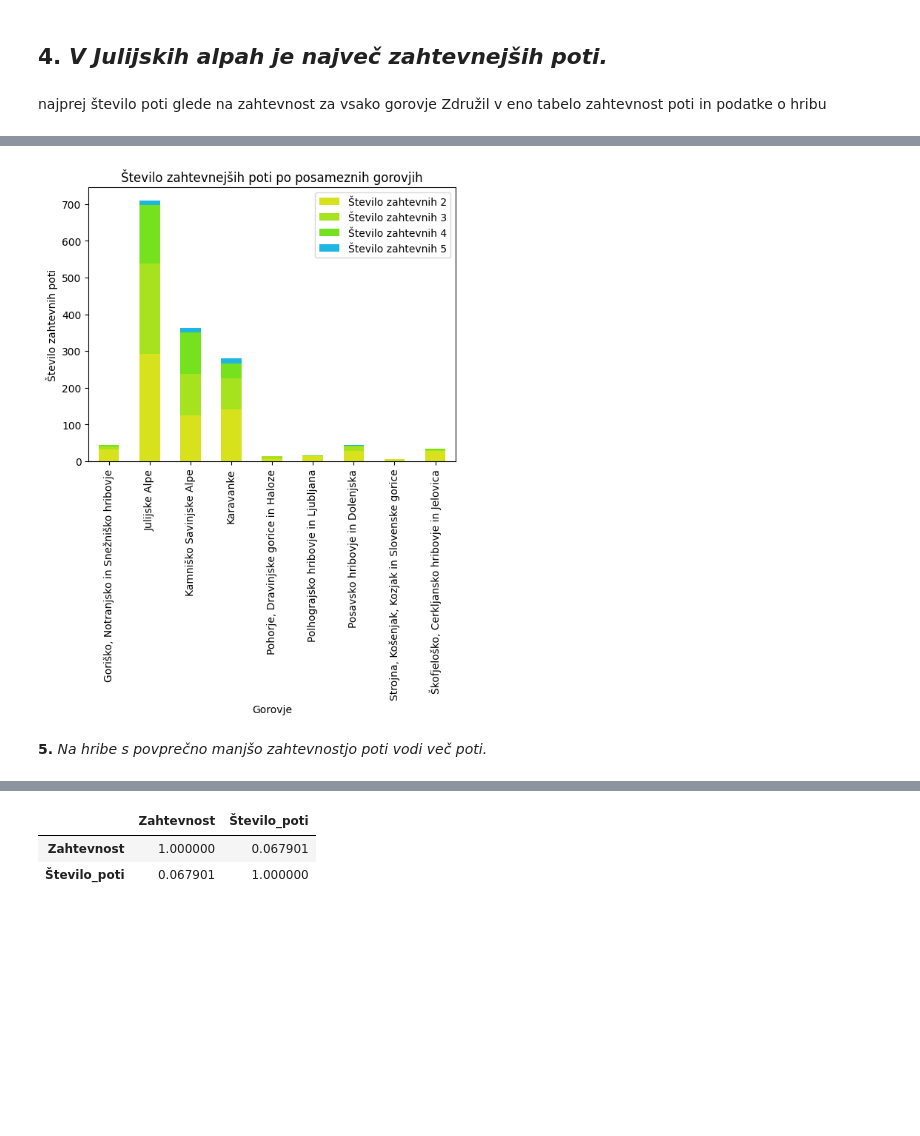
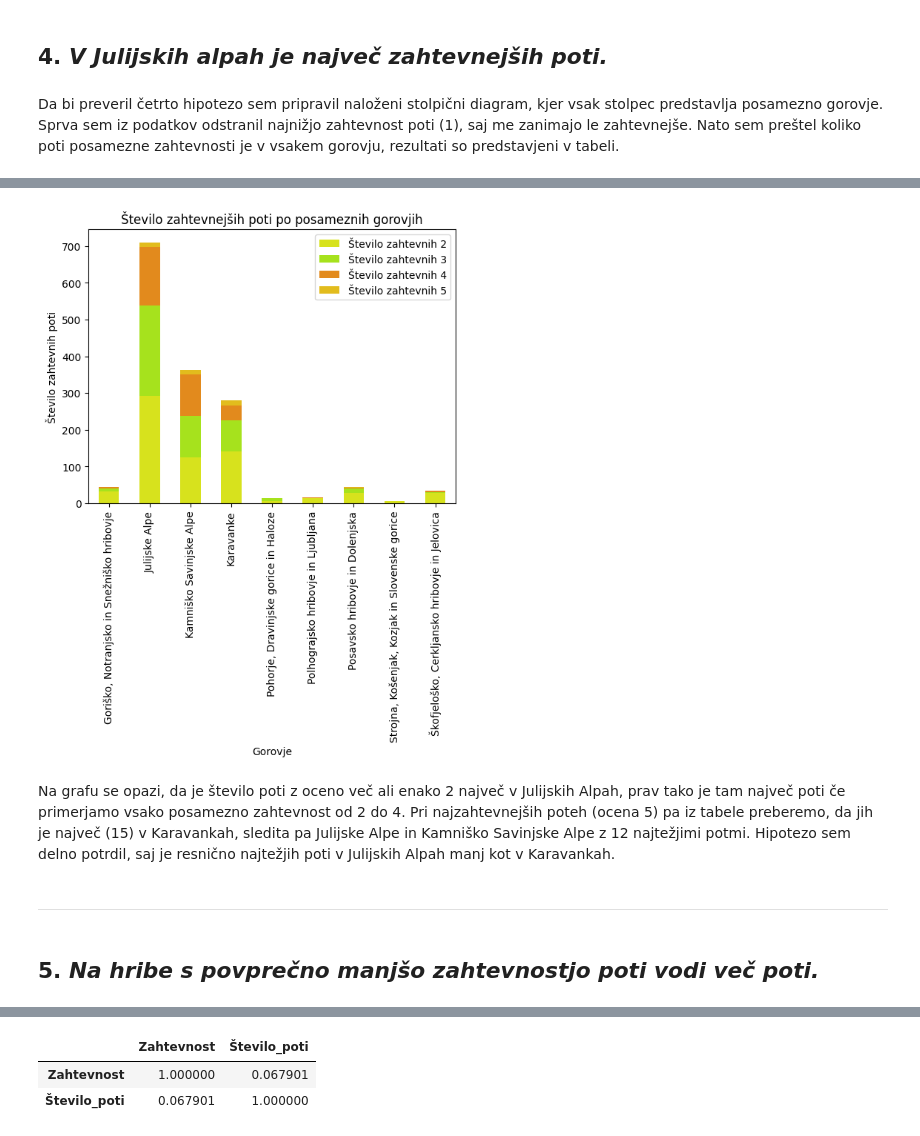
Before and after one commit to AndrazKukovicic/Hribi_projektna_naloga, a Jupyter notebook: Analiza_podatkov.ipynb, the cells around one changed output, grey strips where cells are left out. Saved outputs shown, nothing was run; the diff lists cells and outputs as text; code cells hidden in the pictures; blank space fills up the shorter version.

```diff
--- a/Analiza_podatkov.ipynb
+++ b/Analiza_podatkov.ipynb
@@ -287,36 +287,39 @@ cilji_ni_koce.Število_poti.mean()
 ***
 # %% [markdown]
 ## **4.** *V Julijskih alpah je največ zahtevnejših poti.*
-# %% [markdown]
-najprej
-število poti glede na zahtevnost za vsako gorovje
-Združil v eno tabelo zahtevnost poti in podatke o hribu
+# %% [markdown]
+Da bi preveril četrto hipotezo sem pripravil naloženi stolpični diagram, kjer vsak stolpec predstavlja posamezno gorovje.
+Sprva sem iz podatkov odstranil najnižjo zahtevnost poti (1), saj me zanimajo le zahtevnejše. Nato sem preštel koliko poti posamezne zahtevnosti je v vsakem gorovju, rezultati so predstavjeni v tabeli.
 # %%
 Združeno = pzSkupaj[pzSkupaj['Zahtevnost'] > 1].groupby(['Gorovje', 'Zahtevnost']).size().to_frame('Št_zahtevnih').reset_index()
 Združeno
 df2 = Združeno[Združeno['Zahtevnost'] == 2].set_index('Gorovje').rename(columns={'Št_zahtevnih' : 'Število zahtevnih 2'})
 df3 = Združeno[Združeno['Zahtevnost'] == 3].set_index('Gorovje').rename(columns={'Št_zahtevnih' : 'Število zahtevnih 3'})
 df4 = Združeno[Združeno['Zahtevnost'] == 4].set_index('Gorovje').rename(columns={'Št_zahtevnih' : 'Število zahtevnih 4'})
 df5 = Združeno[Združeno['Zahtevnost'] == 5].set_index('Gorovje').rename(columns={'Št_zahtevnih' : 'Število zahtevnih 5'})
 poZahtevnosti = pd.concat([df2, df3, df4, df5], axis=1)
 
 poZahtevnosti.groupby(level=0, axis=1).sum().plot.bar(y=['Število zahtevnih 2', 'Število zahtevnih 3', 'Število zahtevnih 4',
 'Število zahtevnih 5'], stacked=True, ylabel='Število zahtevnih poti', title='Število zahtevnejših poti po posameznih gorovjih',
-color={'Število zahtevnih 2' : '#D7E21D', 'Število zahtevnih 3' : '#A6E21D', 'Število zahtevnih 4' : '#75E21D',
-'Število zahtevnih 5' : '#1DB5E2'})
+color={'Število zahtevnih 2' : '#D7E21D', 'Število zahtevnih 3' : '#A6E21D', 'Število zahtevnih 4' : '#E28A1D',
+'Število zahtevnih 5' : '#E2BC1D'})
 poZahtevnosti
 # %% [output]
 |  | Zahtevnost | Število zahtevnih 2 | Zahtevnost | Število zahtevnih 3 | Zahtevnost | Število zahtevnih 4 | ... |
 | Gorovje |  |  |  |  |  |  | ... |
 | Goriško, Notranjsko in Snežniško ... | 2 | 33 | 3.0 | 7.0 | 4.0 | 5.0 | ... |
 | Julijske Alpe | 2 | 292 | 3.0 | 246.0 | 4.0 | 159.0 | ... |
 | Kamniško Savinjske Alpe | 2 | 126 | 3.0 | 112.0 | 4.0 | 112.0 | ... |
 | Karavanke | 2 | 142 | 3.0 | 83.0 | 4.0 | 41.0 | ... |
 | Pohorje, Dravinjske gorice in Haloze | 2 | 6 | 3.0 | 9.0 | NaN | NaN | ... |
 | Polhograjsko hribovje in Ljubljana | 2 | 14 | NaN | NaN | 4.0 | 2.0 | ... |
 | Posavsko hribovje in Dolenjska | 2 | 29 | 3.0 | 12.0 | 4.0 | 2.0 | ... |
 | Strojna, Košenjak, Kozjak in Slov... | 2 | 6 | NaN | NaN | NaN | NaN | ... |
 | Škofjeloško, Cerkljansko hribovje... | 2 | 28 | 3.0 | 3.0 | 4.0 | 4.0 | ... |
-[figure, old version]
+[figure, new version]
+# %% [markdown]
+Na grafu se opazi, da je število poti z oceno več ali enako 2 največ v Julijskih Alpah, prav tako je tam največ poti če primerjamo vsako posamezno zahtevnost od 2 do 4. Pri najzahtevnejših poteh (ocena 5) pa iz tabele preberemo, da jih je največ (15) v Karavankah, sledita pa Julijske Alpe in Kamniško Savinjske Alpe z 12 najtežjimi potmi. Hipotezo sem delno potrdil, saj je resnično najtežjih poti v Julijskih Alpah manj kot v Karavankah.
+# %% [markdown]
+***
 # %% [markdown]
-**5.** *Na hribe s povprečno manjšo zahtevnostjo poti vodi več poti.*
+## **5.** *Na hribe s povprečno manjšo zahtevnostjo poti vodi več poti.*
```
Also changed, not shown: parts of 5 cells of this notebook.
